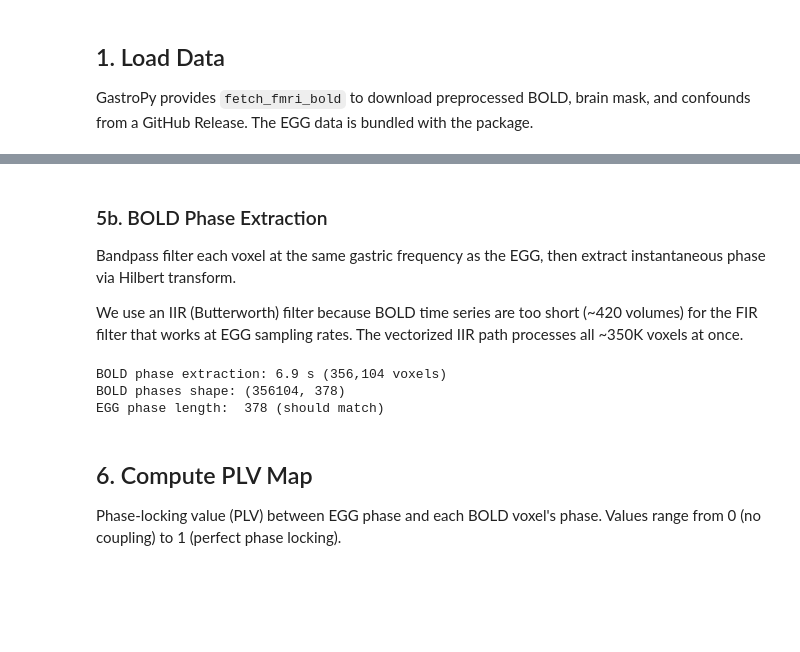
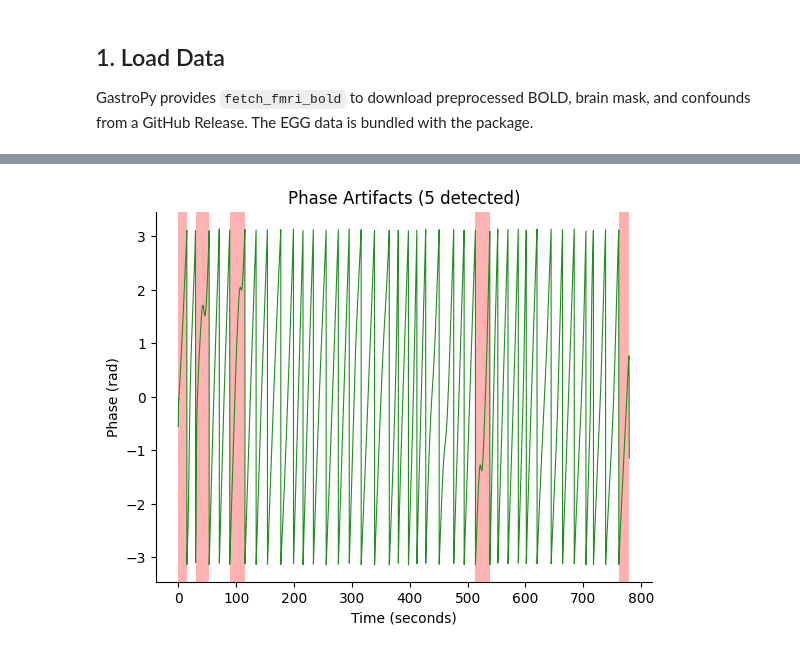
Before and after one commit to embodied-computation-group/gastropy, a Jupyter notebook: docs/tutorials/fmri_coupling_real.ipynb, the cells around one changed output, grey strips where cells are left out. Cells and saved outputs as stored; diff of their text form; code cells hidden in the pictures; blank space fills up the shorter version.

```diff
--- a/docs/tutorials/fmri_coupling_real.ipynb
+++ b/docs/tutorials/fmri_coupling_real.ipynb
@@ -49,11 +54,11 @@ GastroPy provides ``fetch_fmri_bold`` to download preprocessed BOLD,
 brain mask, and confounds from a GitHub Release. The EGG data is
 bundled with the package.
 # %%
-# Download BOLD data (~1.4 GB, cached after first run)
-fmri_paths = gp.fetch_fmri_bold(session="0001")
+# Download BOLD data (~1.2 GB, cached after first run)
+fmri_paths = gp.fetch_fmri_bold(session="0008")
 
 # Load bundled EGG data
-egg = gp.load_fmri_egg(session="0001")
+egg = gp.load_fmri_egg(session="0008")
 
 print("EGG data:")
 print(f"  Signal shape: {egg['signal'].shape} (channels x samples)")
@@ -192,21 +212,22 @@ Confound regression: 5.0 s (356,104 voxels)
 # %%
-# Show effect of confound regression on an example voxel
-voxel_idx = 150000
-fig, axes = plt.subplots(2, 1, figsize=(12, 4), sharex=True)
+# Detect phase artifacts on continuous 10 Hz signal
+times_10hz = np.arange(len(phase)) / sfreq
+artifact_info = detect_phase_artifacts(phase, times_10hz)
 
-t_vol = np.arange(n_triggers) * egg["tr"]
-axes[0].plot(t_vol, bold_2d[voxel_idx], linewidth=0.5, color="steelblue")
-axes[0].set_ylabel("Original BOLD")
-axes[0].set_title(f"Voxel {voxel_idx:,}: Before vs. After Confound Regression")
+print(f"Artifacts detected: {artifact_info['n_artifacts']}")
+print(f"Artifact samples: {artifact_info['artifact_mask'].sum()} / {len(phase)}")
 
-axes[1].plot(t_vol, residuals[voxel_idx], linewidth=0.5, color="#27AE60")
-axes[1].set_ylabel("Residuals (z-scored)")
-axes[1].set_xlabel("Time (s)")
+# Map sample-level artifacts to volume-level mask
+vol_mask = artifact_mask_to_volumes(
+    artifact_info["artifact_mask"],
+    egg["trigger_times"],
+    sfreq,
+    egg["tr"],
+    begin_cut=begin_cut,
+    end_cut=end_cut,
+)
 
-for ax in axes:
-    ax.spines["top"].set_visible(False)
-    ax.spines["right"].set_visible(False)
-
-plt.tight_layout()
-plt.show()
+print(f"\nVolume mask: {len(vol_mask)} volumes")
+print(f"  Clean: {vol_mask.sum()}")
+print(f"  Censored: {(~vol_mask).sum()}")
 # %% [output]
@@ -214,31 +240,6 @@ plt.show()
-# %% [markdown]
-### 5b. BOLD Phase Extraction
-
-Bandpass filter each voxel at the same gastric frequency as the EGG,
-then extract instantaneous phase via Hilbert transform.
-
-We use an IIR (Butterworth) filter because BOLD time series are too
-short (~420 volumes) for the FIR filter that works at EGG sampling
-rates. The vectorized IIR path processes all ~350K voxels at once.
-# %%
-t0 = time.time()
-bold_phases = bold_voxelwise_phases(
-    residuals,
-    peak_freq,
-    sfreq=1 / egg["tr"],
-    begin_cut=begin_cut,
-    end_cut=end_cut,
-)
-elapsed = time.time() - t0
-print(f"BOLD phase extraction: {elapsed:.1f} s ({residuals.shape[0]:,} voxels)")
-print(f"BOLD phases shape: {bold_phases.shape}")
-print(f"EGG phase length:  {len(egg_phase)} (should match)")
-# %% [output]
-BOLD phase extraction: 6.9 s (356,104 voxels)
-BOLD phases shape: (356104, 378)
-EGG phase length:  378 (should match)
-# %% [markdown]
-## 6. Compute PLV Map
-
-Phase-locking value (PLV) between EGG phase and each BOLD voxel's
-phase. Values range from 0 (no coupling) to 1 (perfect phase locking).
+# %%
+fig, ax = gp.plot_artifacts(phase, times_10hz, artifact_info)
+ax.set_title(f"Phase Artifacts ({artifact_info['n_artifacts']} detected)")
+plt.show()
+# %% [output]
+[figure, added]
```
Also changed, not shown: parts of 47 cells of this notebook, 11 other files.
